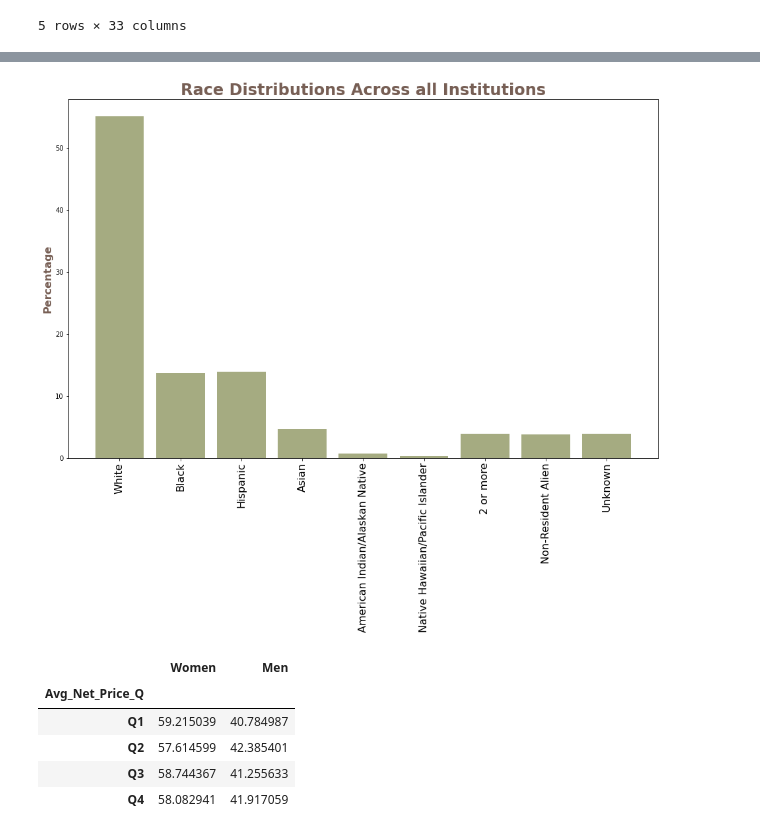
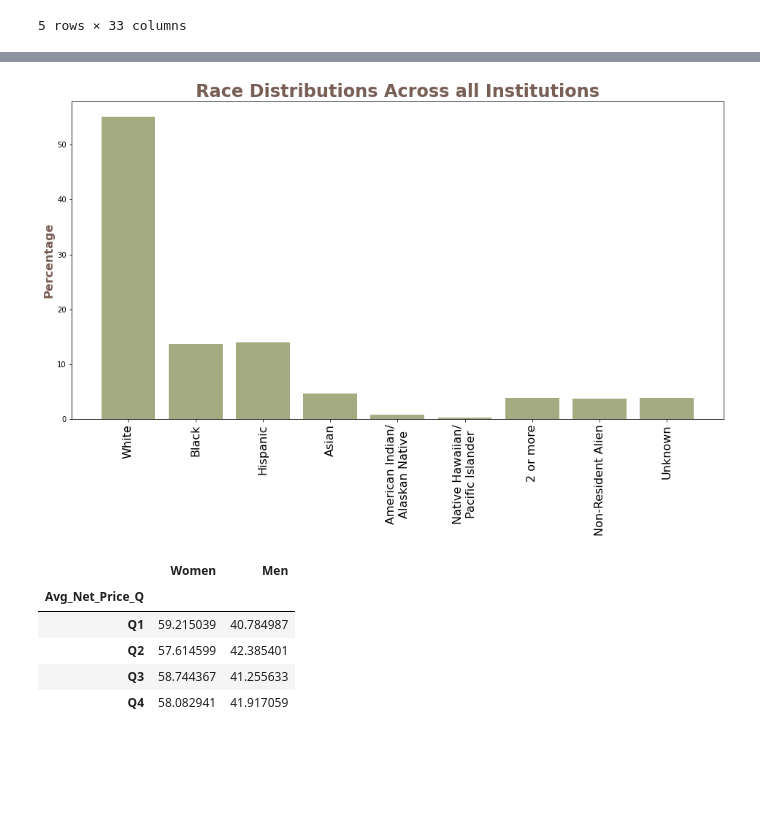
Before and after one commit to JeffPinegar/Proj1_undergraduate, a Jupyter notebook: race_gender_analysis.ipynb, the cells around one changed output, grey strips where cells are left out. Cells and saved outputs as stored; diff of their text form; code cells hidden in the pictures; blank space fills up the shorter version.

```diff
--- a/race_gender_analysis.ipynb
+++ b/race_gender_analysis.ipynb
@@ -209,34 +212,33 @@ race_data_total
 # %%
 race_totals = [avg_white_total, avg_black_total, avg_hisp_total, avg_asian_total, avg_aian_total, avg_nhpi_total,
         avg_2mor_total, avg_nra_total, avg_unkn_total]
 
-labels = ["White", "Black", "Hispanic", "Asian", "American Indian/Alaskan Native",
-          "Native Hawaiian/Pacific Islander", "2 or more", "Non-Resident Alien", "Unknown"]
+labels = ["White", "Black", "Hispanic", "Asian", "American Indian/\nAlaskan Native",
+          "Native Hawaiian/\nPacific Islander", "2 or more", "Non-Resident Alien", "Unknown"]
 
 x_axis = np.arange(len(labels))
 
-fig,ax = plt.subplots(figsize=(16,10))
+fig,ax = plt.subplots(figsize=(16,8))
 plt.bar(x_axis, race_totals, color=color_sage, align='center')
-# plt.figure(figsize=(16,10))
 
 tick_locations = [value for value in x_axis]
 plt.xticks(tick_locations, labels, fontsize=16)
 plt.xticks(rotation = 90)
 
 plt.title('Race Distributions Across all Institutions',
          fontsize = 24,
          color=color_brown,
          fontweight='bold')
 
 plt.ylabel('Percentage',
           fontsize = 16,
           color = color_brown,
           fontweight = 'bold')
 
-save_fig = os.path.join('.', 'Output', 'race_all.jpg')
+save_fig = os.path.join('.', 'Output', 'race_all.png')
 plt.savefig(save_fig, bbox_inches='tight')
 # %% [output]
-[figure, old version]
+[figure, new version]
 # %%
 # creating gender data frame
 avg_women = df.groupby(["Avg_Net_Price_Q"])["gender_women"].mean()*100
```
Also changed, not shown: parts of 3 cells of this notebook, 14 other files.
